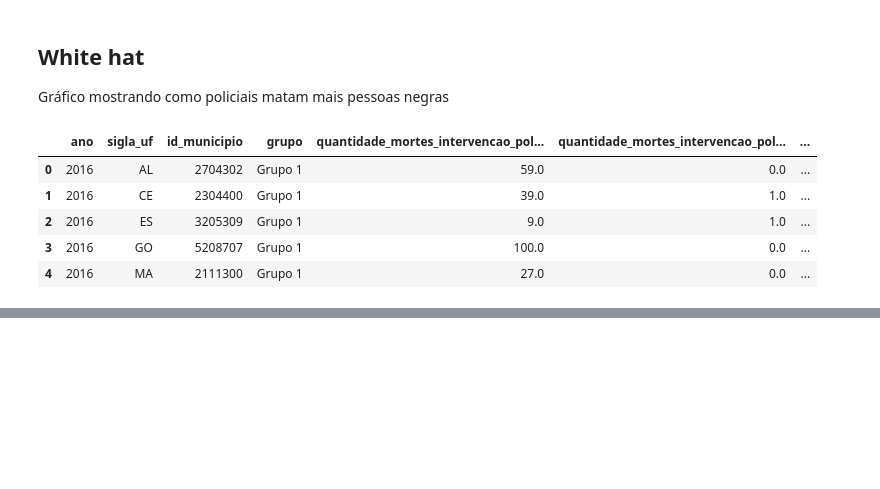
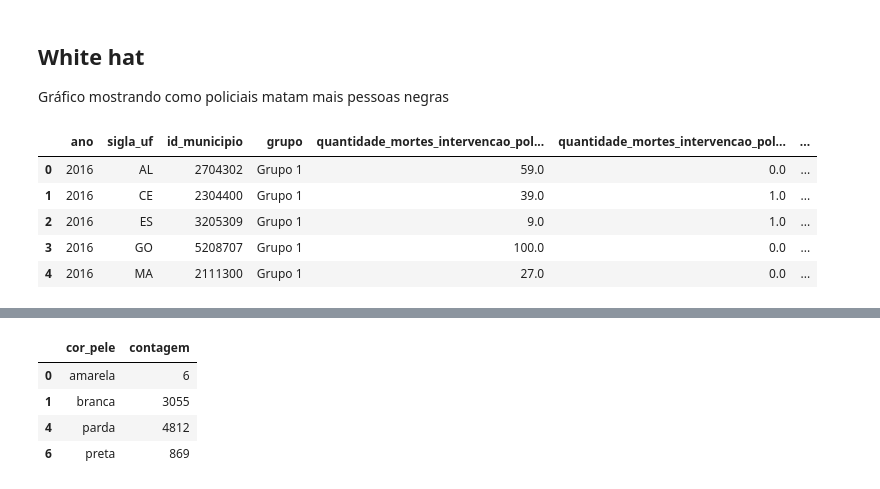
Before and after one commit to ddanieldma/data-visualization, a Jupyter notebook: T3/notebooks/transforming_data.ipynb, the cells around one changed output, grey strips where cells are left out. Drawn from its saved outputs; the diff is of its cells as text; code cells hidden in the pictures; blank space fills up the shorter version.

```diff
--- a/T3/notebooks/transforming_data.ipynb
+++ b/T3/notebooks/transforming_data.ipynb
@@ -384,0 +429,20 @@ df_policia[desired_columns].head(5)
+# %%
+copy_df_policia = copy_and_transform_df_policia()
+copy_df_policia = groupby_and_count_by_columns(copy_df_policia, ['cor_pele'])
+# Removing 'ignorada', 'outros', 'policia federal' and 'registrado na pf' in 'cor_pele'
+drop_rows_list = [
+    'ignorada',
+    'outros',
+    'policia federal',
+    'registrado na pf',
+]
+copy_df_policia = remove_rows_from_column(copy_df_policia, drop_rows_list, 'cor_pele')
+
+df_mortes_cor_pele = copy_df_policia
+df_mortes_cor_pele
+# %% [output]
+|  | cor_pele | contagem |
+| 0 | amarela | 6 |
+| 1 | branca | 3055 |
+| 4 | parda | 4812 |
+| 6 | preta | 869 |
```
Also changed, not shown: parts of 6 cells of this notebook.
